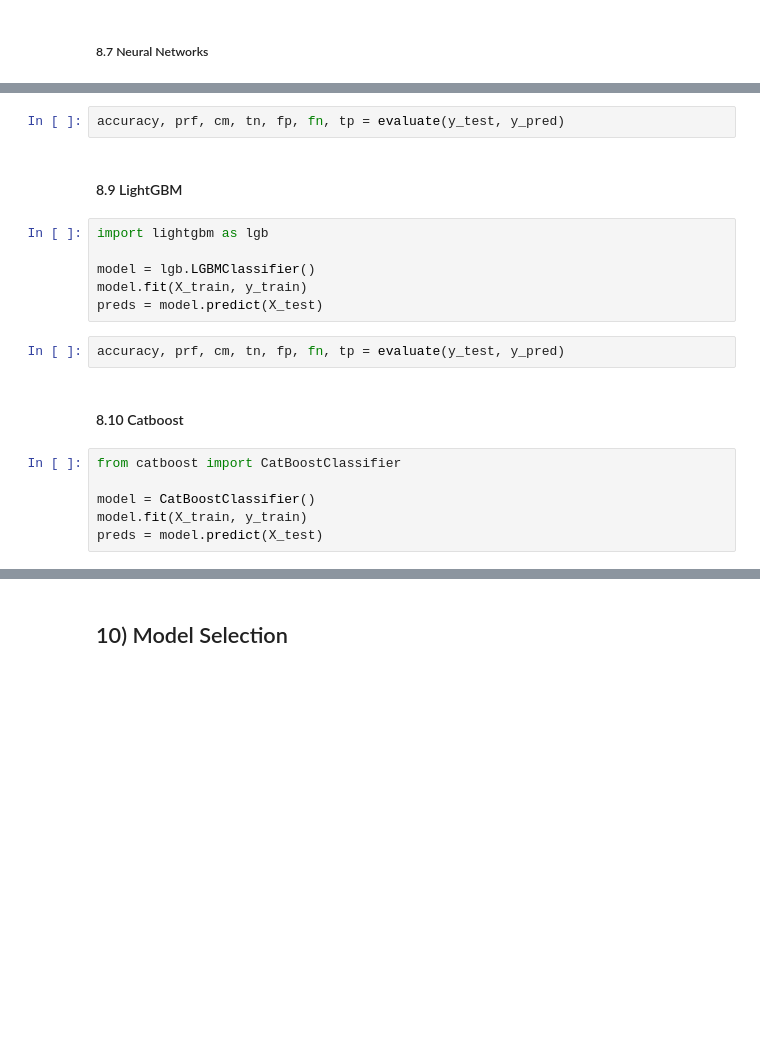
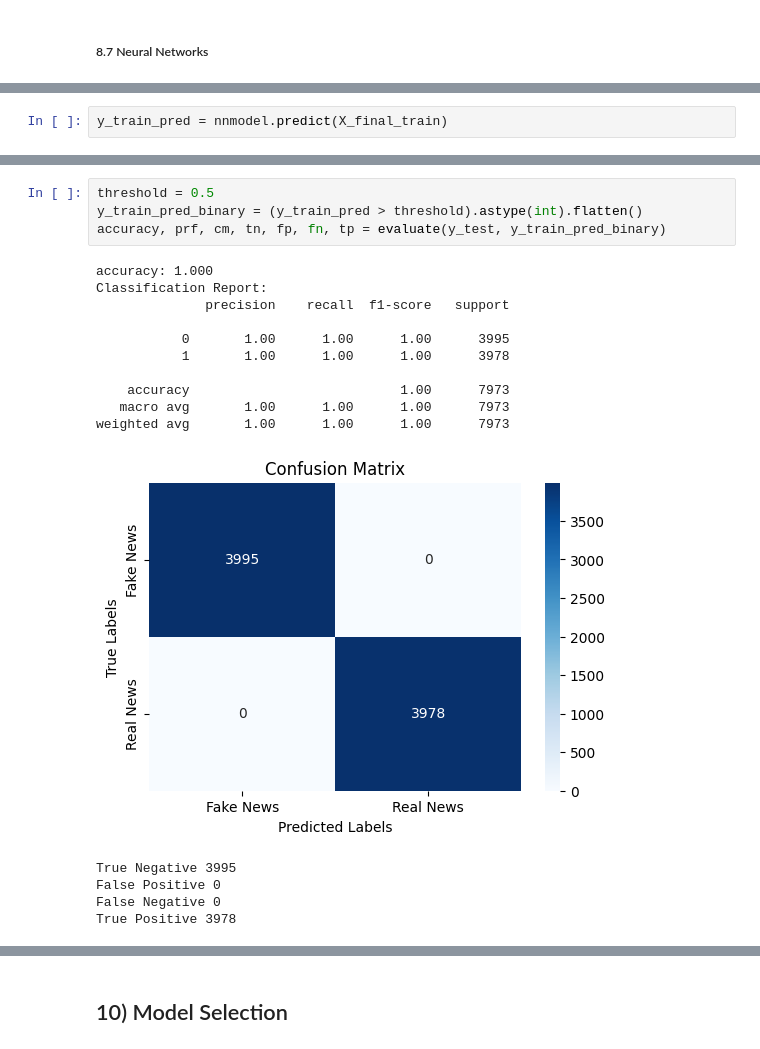
Before and after one commit to mansipandyaa29/FakeNewsDetection, a Jupyter notebook: notebooks/FakeNewsDetection.ipynb, the cells around one changed output, grey strips where cells are left out. Cells and saved outputs as stored; diff of their text form; blank space fills up the shorter version.

```diff
--- a/notebooks/FakeNewsDetection.ipynb
+++ b/notebooks/FakeNewsDetection.ipynb
@@ -865,0 +783,2 @@ preds = model.predict(X_test)
+# %%
+y_train_pred = nnmodel.predict(X_final_train)
@@ -866,20 +787,20 @@ preds = model.predict(X_test)
 # %%
-accuracy, prf, cm, tn, fp, fn, tp = evaluate(y_test, y_pred)
+threshold = 0.5
+y_train_pred_binary = (y_train_pred > threshold).astype(int).flatten()
+accuracy, prf, cm, tn, fp, fn, tp = evaluate(y_test, y_train_pred_binary)
+# %% [output]
+accuracy: 1.000
+Classification Report:
+              precision    recall  f1-score   support
+
+           0       1.00      1.00      1.00      3995
+           1       1.00      1.00      1.00      3978
+
+    accuracy                           1.00      7973
+   macro avg       1.00      1.00      1.00      7973
+weighted avg       1.00      1.00      1.00      7973
+[figure, added]
+True Negative 3995
+False Positive 0
+False Negative 0
+True Positive 3978
-# %% [markdown]
-#### 8.9 LightGBM
-# %%
-import lightgbm as lgb
-
-model = lgb.LGBMClassifier()
-model.fit(X_train, y_train)
-preds = model.predict(X_test)
-# %%
-accuracy, prf, cm, tn, fp, fn, tp = evaluate(y_test, y_pred)
-# %% [markdown]
-#### 8.10 Catboost
-# %%
-from catboost import CatBoostClassifier
-
-model = CatBoostClassifier()
-model.fit(X_train, y_train)
-preds = model.predict(X_test)
```
Also changed, not shown: parts of 48 cells of this notebook.
